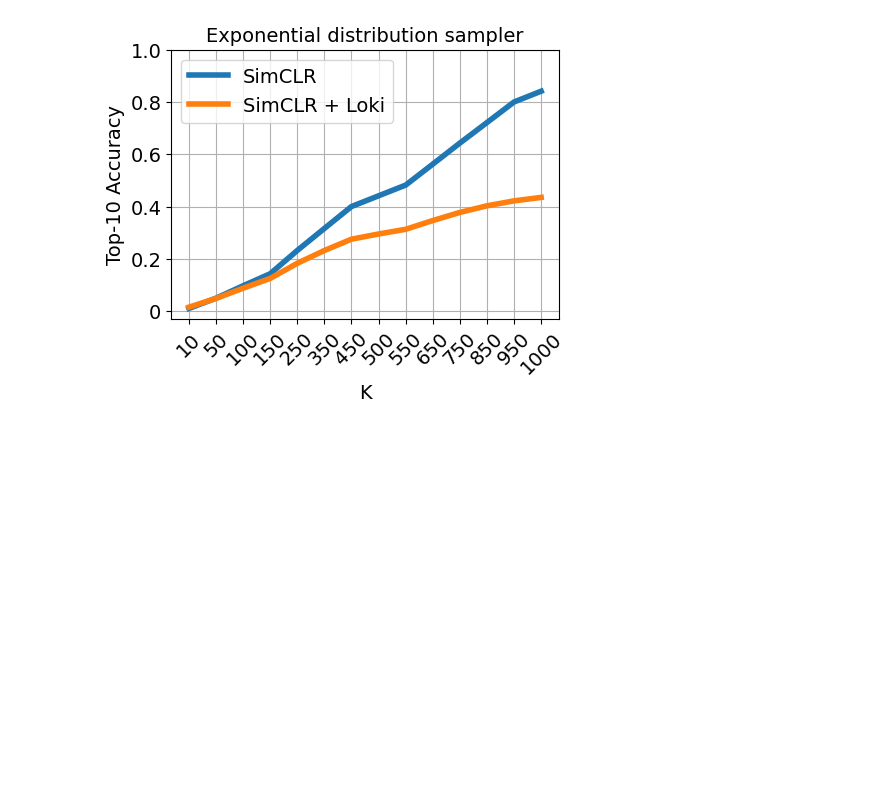
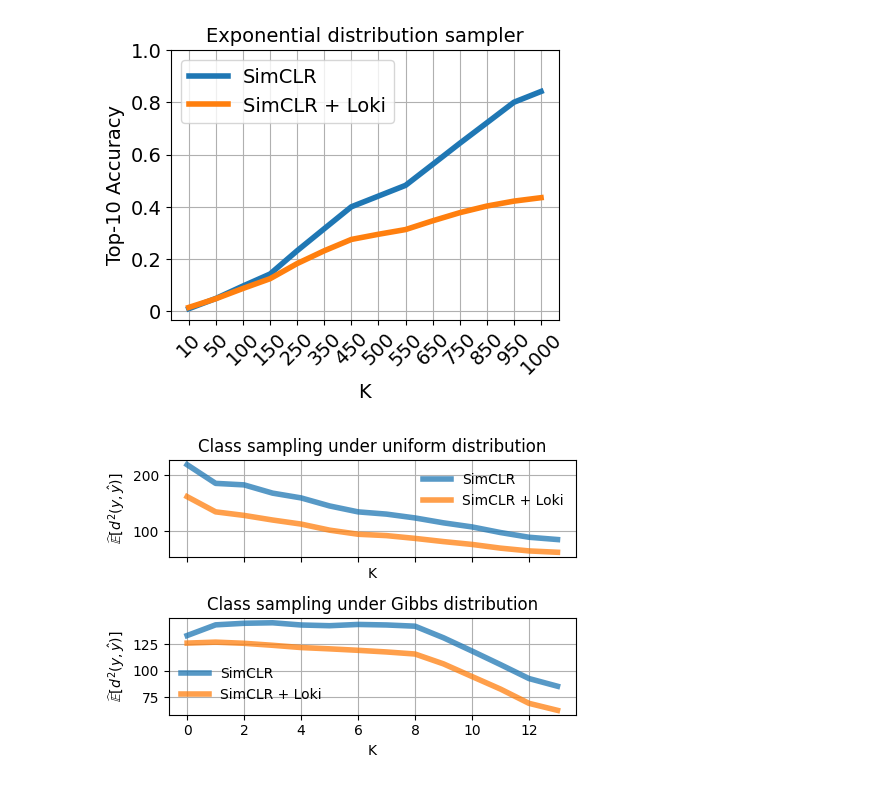
Before and after one commit to SprocketLab/loki, a Jupyter notebook: simclr_imagenet/notebooks/load_saved_model.ipynb, the cells around one changed output. Saved outputs shown, nothing was run; the diff lists cells and outputs as text; code cells hidden in the pictures; blank space fills up the shorter version.

```diff
--- a/simclr_imagenet/notebooks/load_saved_model.ipynb
+++ b/simclr_imagenet/notebooks/load_saved_model.ipynb
@@ -451,3 +460,38 @@ plt.grid()
 plt.show()
 # %% [output]
 [figure]
+# %%
+
+figure, axis = plt.subplots(2, 1, sharex=True, figsize=(5, 3.5))
+
+axis[0].plot(uniform_baseline_collection[:, 0], label="SimCLR", linewidth=4, alpha=0.75)
+axis[0].plot(uniform_proposed_method_collection[:, 0], label="SimCLR + Loki", linewidth=4, alpha=0.75)
+axis[0].set_ylabel(r"$\widehat{\mathbb{E}}[d^2(y, \hat{y})]$")
+axis[0].set_xlabel("K")
+#axis[0].set_yticks([60, 80, 100, 120, 140, 160, 180, 200, 220], [60, 80, 100, 120, 140, 160, 180, 200, 220], fontsize=14)
+#plt.xticks([i for i in range(len(baseline_collection))], classes_, fontsize=14, rotation=45)
+#axis[0].set_xscale("log")
+axis[0].set_title("Class sampling under uniform distribution")
+axis[0].legend(frameon=False)
+axis[0].grid()
+
+
+axis[1].plot(exponential_baseline_collection[:, 0], label="SimCLR", linewidth=4, alpha=0.75)
+axis[1].plot(exponential_proposed_method_collection[:, 0], label="SimCLR + Loki", linewidth=4, alpha=0.75)
+axis[1].set_ylabel(r"$\widehat{\mathbb{E}}[d^2(y, \hat{y})]$")
+axis[1].set_xlabel("K")
+#axis[1].yticks([50, 75, 100, 125, 150], [50, 75, 100, 125, 150])
+#axis[1].xticks([i for i in range(len(exponential_baseline_collection))], classes_, rotation=45)
+#axis[1].set_xscale("log")
+axis[1].set_title("Class sampling under Gibbs distribution")
+axis[1].legend(frameon=False)
+axis[1].grid()
+
+
+plt.tight_layout()
+
+plt.savefig(f"results/imagenet_result.pdf")
+
+plt.show()
+# %% [output]
+[figure, added]
```
Also changed, not shown: parts of 8 cells of this notebook, 8 other files.
